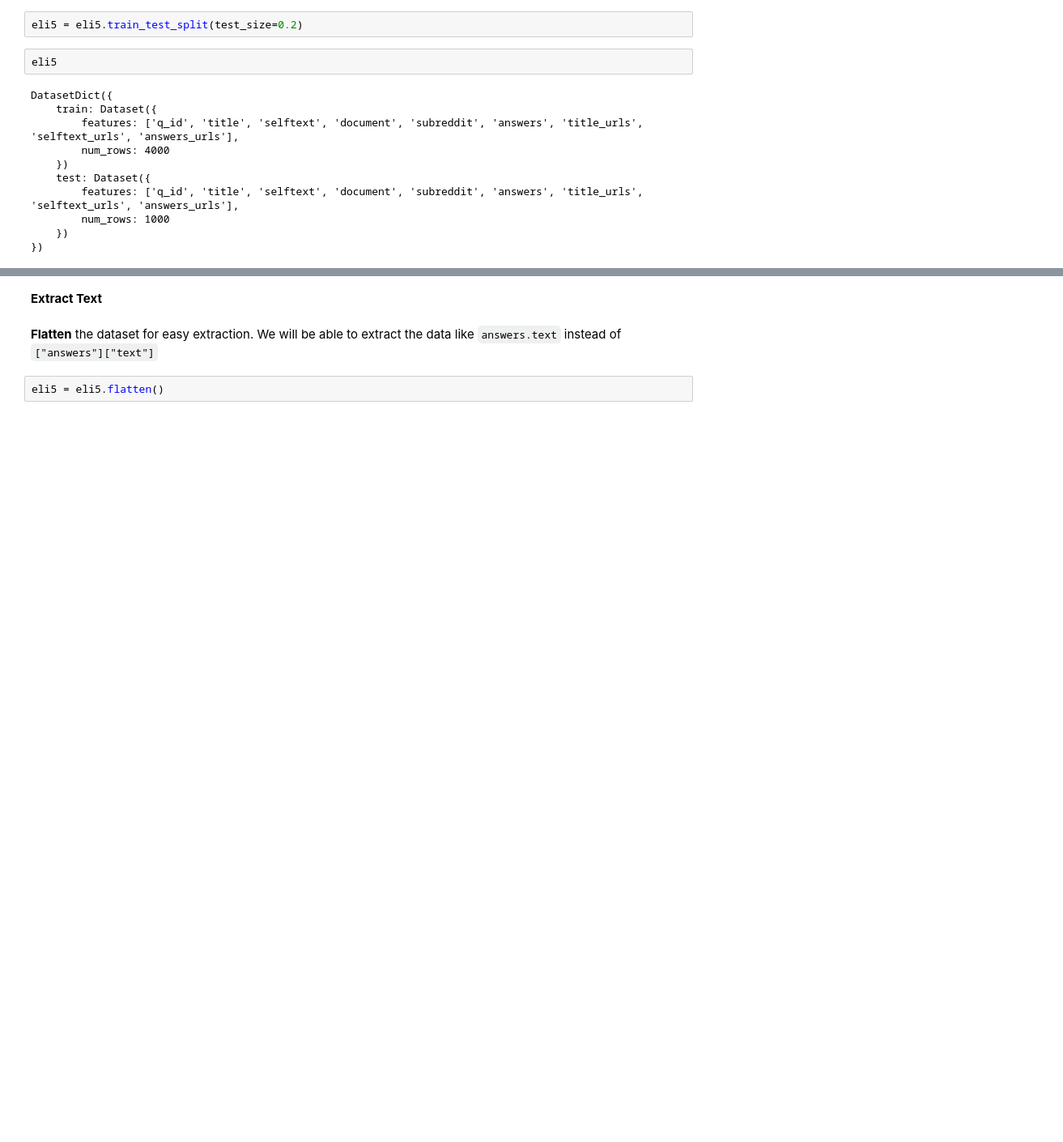
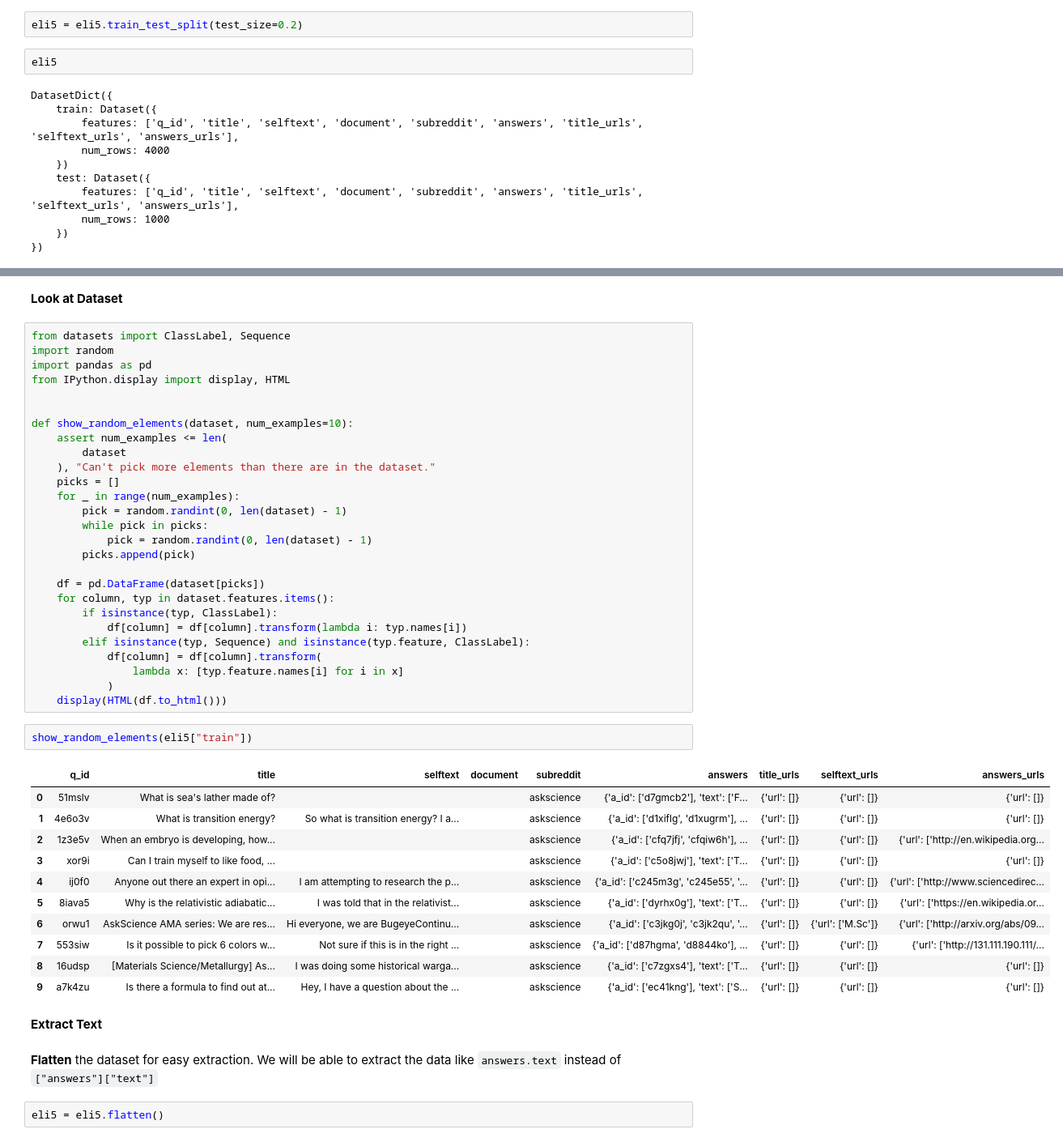
Before and after one commit to sahug/ds-bert, a Jupyter notebook: BERT NLP - Masked Language Modeling using BERT.ipynb, the cells around one changed output, grey strips where cells are left out. Shown at 81% size. Drawn from its saved outputs; the diff is of its cells as text; blank space fills up the shorter version.

```diff
--- a/BERT NLP - Masked Language Modeling using BERT.ipynb
+++ b/BERT NLP - Masked Language Modeling using BERT.ipynb
@@ -54,4 +58,47 @@ eli5["train"][0], eli5["test"][0]
   'title_urls': {'url': []}})
+# %% [markdown]
+**Look at Dataset**
+# %%
+from datasets import ClassLabel, Sequence
+import random
+import pandas as pd
+from IPython.display import display, HTML
+
+
+def show_random_elements(dataset, num_examples=10):
+    assert num_examples <= len(
+        dataset
+    ), "Can't pick more elements than there are in the dataset."
+    picks = []
+    for _ in range(num_examples):
+        pick = random.randint(0, len(dataset) - 1)
+        while pick in picks:
+            pick = random.randint(0, len(dataset) - 1)
+        picks.append(pick)
+
+    df = pd.DataFrame(dataset[picks])
+    for column, typ in dataset.features.items():
+        if isinstance(typ, ClassLabel):
+            df[column] = df[column].transform(lambda i: typ.names[i])
+        elif isinstance(typ, Sequence) and isinstance(typ.feature, ClassLabel):
+            df[column] = df[column].transform(
+                lambda x: [typ.feature.names[i] for i in x]
+            )
+    display(HTML(df.to_html()))
+# %%
+show_random_elements(eli5["train"])
+# %% [output]
+|  | q_id | title | selftext | document | subreddit | answers | title_urls | selftext_urls | answers_urls |
+| 0 | 51mslv | What is sea's lather made of? |  |  | askscience | {'a_id': ['d7gmcb2'], 'text': ['F... | {'url': []} | {'url': []} | {'url': []} |
+| 1 | 4e6o3v | What is transition energy? | So what is transition energy? I a... |  | askscience | {'a_id': ['d1xiflg', 'd1xugrm'], ... | {'url': []} | {'url': []} | {'url': []} |
+| 2 | 1z3e5v | When an embryo is developing, how... |  |  | askscience | {'a_id': ['cfq7jfj', 'cfqiw6h'], ... | {'url': []} | {'url': []} | {'url': ['http://en.wikipedia.org... |
+| 3 | xor9i | Can I train myself to like food, ... |  |  | askscience | {'a_id': ['c5o8jwj'], 'text': ['T... | {'url': []} | {'url': []} | {'url': []} |
+| 4 | ij0f0 | Anyone out there an expert in opi... | I am attempting to research the p... |  | askscience | {'a_id': ['c245m3g', 'c245e55', '... | {'url': []} | {'url': []} | {'url': ['http://www.sciencedirec... |
+| 5 | 8iava5 | Why is the relativistic adiabatic... | I was told that in the relativist... |  | askscience | {'a_id': ['dyrhx0g'], 'text': ['T... | {'url': []} | {'url': []} | {'url': ['https://en.wikipedia.or... |
+| 6 | orwu1 | AskScience AMA series: We are res... | Hi everyone, we are BugeyeContinu... |  | askscience | {'a_id': ['c3jkg0j', 'c3jk2qu', '... | {'url': []} | {'url': ['M.Sc']} | {'url': ['http://arxiv.org/abs/09... |
+| 7 | 553siw | Is it possible to pick 6 colors w... | Not sure if this is in the right ... |  | askscience | {'a_id': ['d87hgma', 'd8844ko'], ... | {'url': []} | {'url': []} | {'url': ['http://131.111.190.111/... |
+| 8 | 16udsp | [Materials Science/Metallurgy] As... | I was doing some historical warga... |  | askscience | {'a_id': ['c7zgxs4'], 'text': ['T... | {'url': []} | {'url': []} | {'url': []} |
+| 9 | a7k4zu | Is there a formula to find out at... | Hey, I have a question about the ... |  | askscience | {'a_id': ['ec41kng'], 'text': ['S... | {'url': []} | {'url': []} | {'url': []} |
 # %% [markdown]
 **Extract Text**
 # %% [markdown]
```
Also changed, not shown: parts of 10 cells of this notebook.
